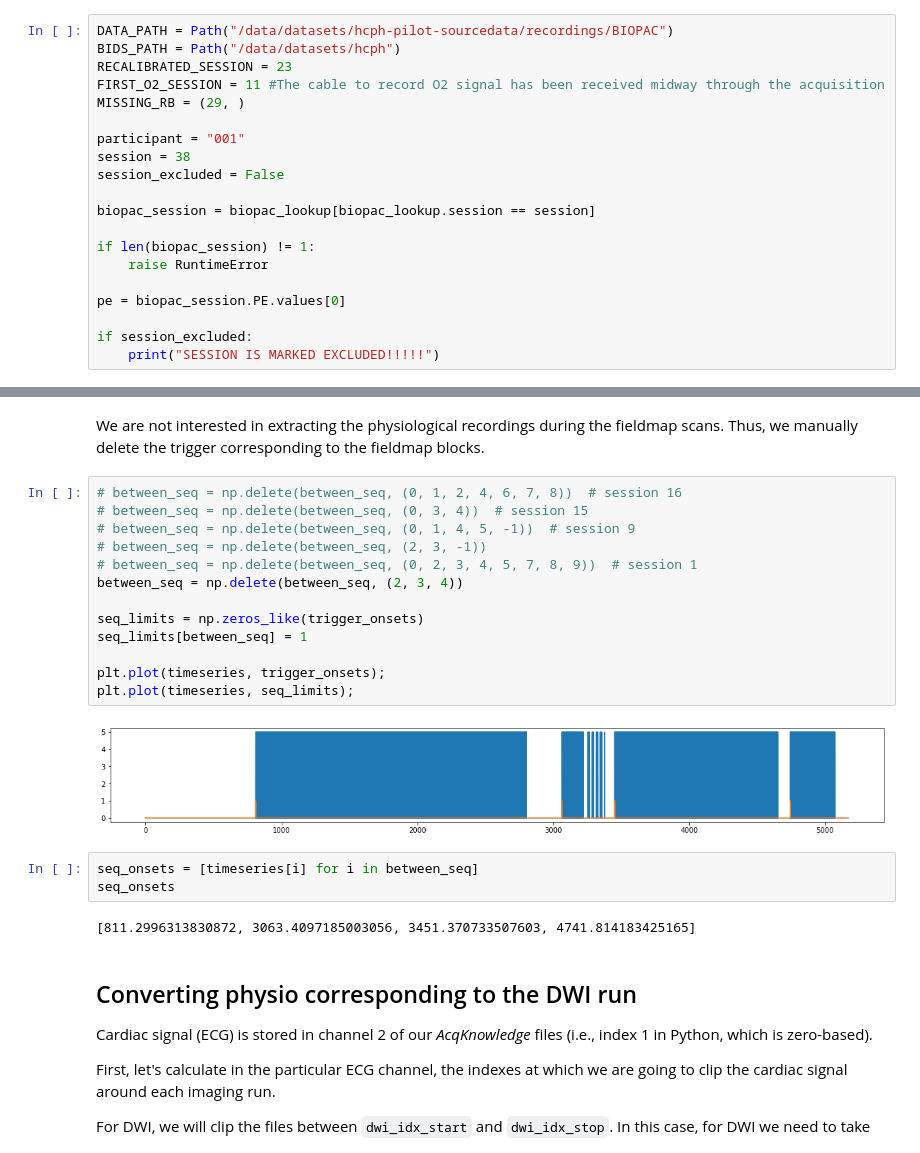
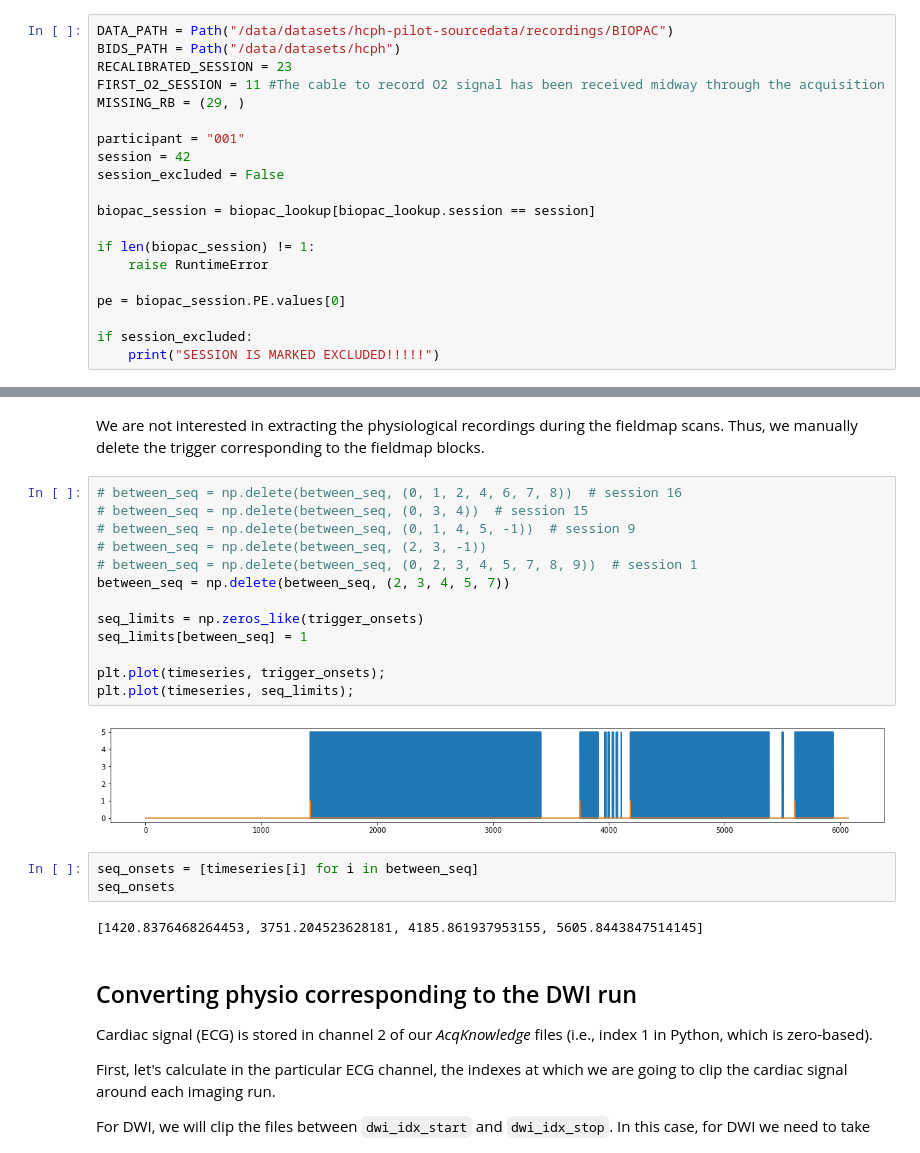
Before and after one commit to oesteban/hcph-sops, a Jupyter notebook: code/physioconv/physio-to-bids.ipynb, the cells around one changed output, grey strips where cells are left out. Drawn from its saved outputs; the diff is of its cells as text.

Commit message:
enh: add schedules for sessions 39 through 42

```diff
--- a/code/physioconv/physio-to-bids.ipynb
+++ b/code/physioconv/physio-to-bids.ipynb
@@ -52,7 +52,7 @@ FIRST_O2_SESSION = 11 #The cable to record O2 signal has been received midway th
 MISSING_RB = (29, )
 
 participant = "001"
-session = 38
+session = 42
 session_excluded = False
 
 biopac_session = biopac_lookup[biopac_lookup.session == session]
@@ -168,23 +168,23 @@ We are not interested in extracting the physiological recordings during the fiel
 # %%
 # between_seq = np.delete(between_seq, (0, 1, 2, 4, 6, 7, 8))  # session 16
 # between_seq = np.delete(between_seq, (0, 3, 4))  # session 15
 # between_seq = np.delete(between_seq, (0, 1, 4, 5, -1))  # session 9
 # between_seq = np.delete(between_seq, (2, 3, -1))
 # between_seq = np.delete(between_seq, (0, 2, 3, 4, 5, 7, 8, 9))  # session 1
-between_seq = np.delete(between_seq, (2, 3, 4))
+between_seq = np.delete(between_seq, (2, 3, 4, 5, 7))
 
 seq_limits = np.zeros_like(trigger_onsets)
 seq_limits[between_seq] = 1
 
 plt.plot(timeseries, trigger_onsets);
 plt.plot(timeseries, seq_limits);
 # %% [output]
-[figure, old version]
+[figure, new version]
 # %%
 seq_onsets = [timeseries[i] for i in between_seq]
 seq_onsets
 # %% [output]
-[811.2996313830872, 3063.4097185003056, 3451.370733507603, 4741.814183425165]
+[1420.8376468264453, 3751.204523628181, 4185.861937953155, 5605.8443847514145]
 # %% [markdown]
 ## Converting physio corresponding to the DWI run
 
```
Also changed, not shown: parts of 18 cells of this notebook, 3 other files.
